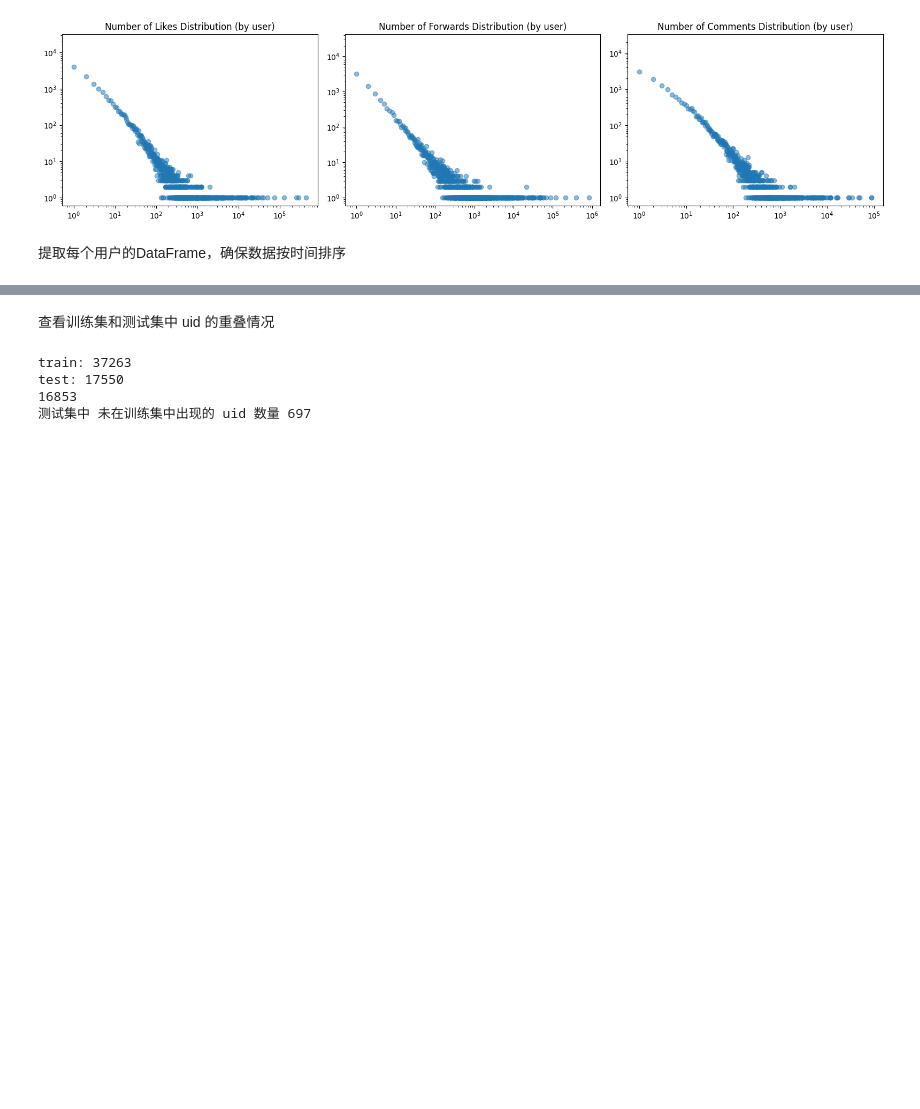
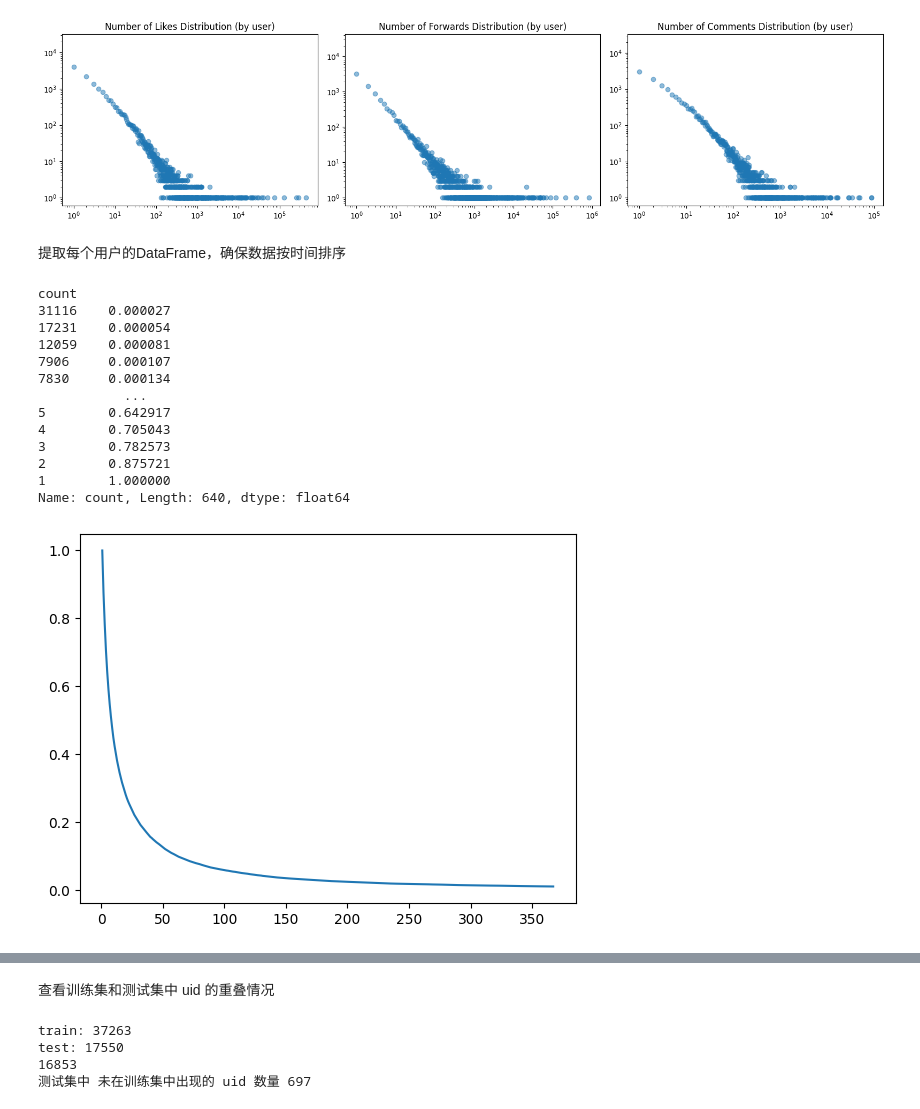
Before and after one commit to habaneraa/wipc, a Jupyter notebook: notebooks/visualize.ipynb, the cells around one changed output, grey strips where cells are left out. Cells and saved outputs as stored; diff of their text form; code cells hidden in the pictures; blank space fills up the shorter version.

```diff
--- a/notebooks/visualize.ipynb
+++ b/notebooks/visualize.ipynb
@@ -169,7 +171,39 @@ plt.show()
 # %% [markdown]
 提取每个用户的DataFrame，确保数据按时间排序
 # %%
+df = train_raw_df
 user_dataframes_sorted = {uid: group.sort_values(by='time') for uid, group in df.groupby('uid')}
+# %%
+# 字典 发帖数量为 k 的用户数量
+num_posts_of_users = df['uid'].value_counts().value_counts()
+with open('./test_data.json', 'w') as f:
+    f.write(str([num_posts_of_users.index.tolist(), num_posts_of_users.values.tolist()]))
+
+# 发帖数量大于 k 的用户数量占比
+# 累积数据操作:
+# 首先按自变量排序 需要实现大于 k 的累积 则为降序
+cumulative_num_posts = num_posts_of_users.sort_index(ascending=False).cumsum()
+# 累积完成后 对 y 数据归一化为百分比
+cumulative_num_posts = cumulative_num_posts / cumulative_num_posts.max()
+print(cumulative_num_posts)
+
+plt.plot(cumulative_num_posts[cumulative_num_posts > 0.01].index, cumulative_num_posts[cumulative_num_posts > 0.01].values)
+plt.show()
+# %% [output]
+count
+31116    0.000027
+17231    0.000054
+12059    0.000081
+7906     0.000107
+7830     0.000134
+           ...
+5        0.642917
+4        0.705043
+3        0.782573
+2        0.875721
+1        1.000000
+Name: count, Length: 640, dtype: float64
+[figure, added]
 # %%
 # 测试
 example_df_sorted = user_dataframes_sorted["4ac74188244820225e905a3cf93a83f5"]
```
Also changed, not shown: parts of 2 cells of this notebook, 3 other files.
